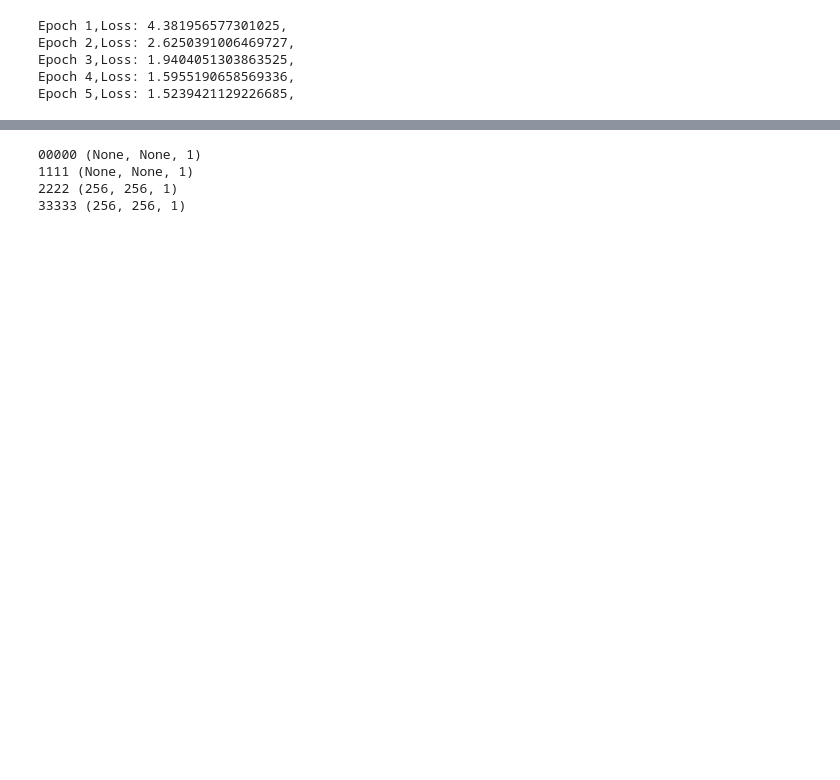
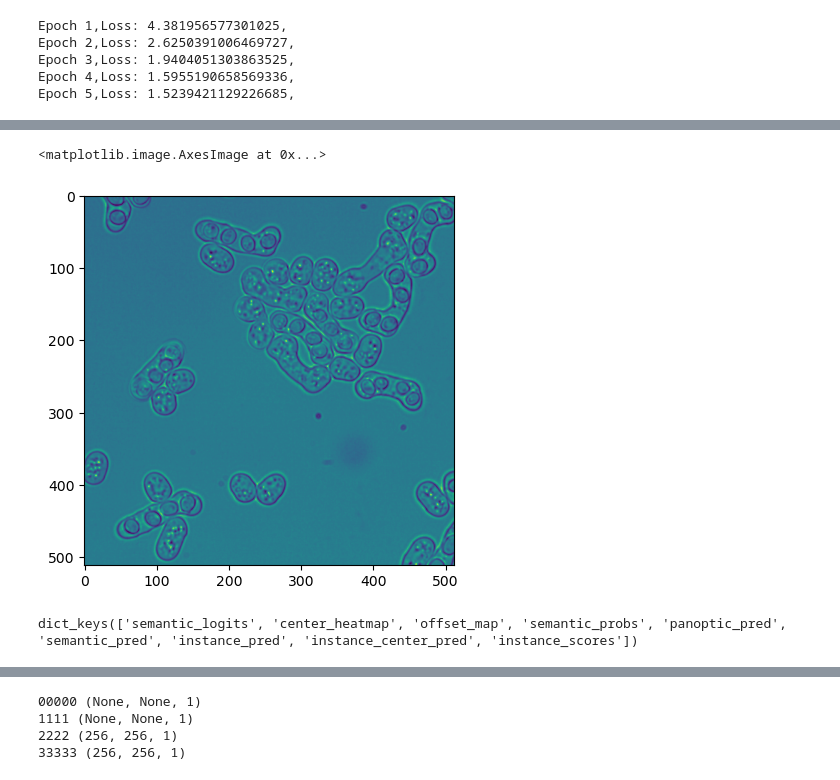
Before and after one commit to wanlanli/deepYeast, a Jupyter notebook: test_main.ipynb, the cells around one changed output, grey strips where cells are left out. Cells and saved outputs as stored; diff of their text form; code cells hidden in the pictures; blank space fills up the shorter version.

```diff
--- a/test_main.ipynb
+++ b/test_main.ipynb
@@ -268,0 +359,3 @@ train | step:      4 | steps/sec:    0.4 | output:
+# %%
+from skimage.io import imread
+frame_rgb = imread("../../data/set6/images/train/1_100_2x2_c/3306_REF_DIC_01.png")
@@ -268,0 +375,9 @@ train | step:      4 | steps/sec:    0.4 | output:
+# %%
+plt.imshow(frame_rgb)
+# %% [output]
+<matplotlib.image.AxesImage at 0x...>
+[figure, added]
+# %%
+output.keys()
+# %% [output]
+dict_keys(['semantic_logits', 'center_heatmap', 'offset_map', 'semantic_probs', 'panoptic_pred', 'semantic_pred', 'instance_pred', 'instance_center_pred', 'instance_scores'])
```
Also changed, not shown: parts of 41 cells of this notebook, 21 other files.
